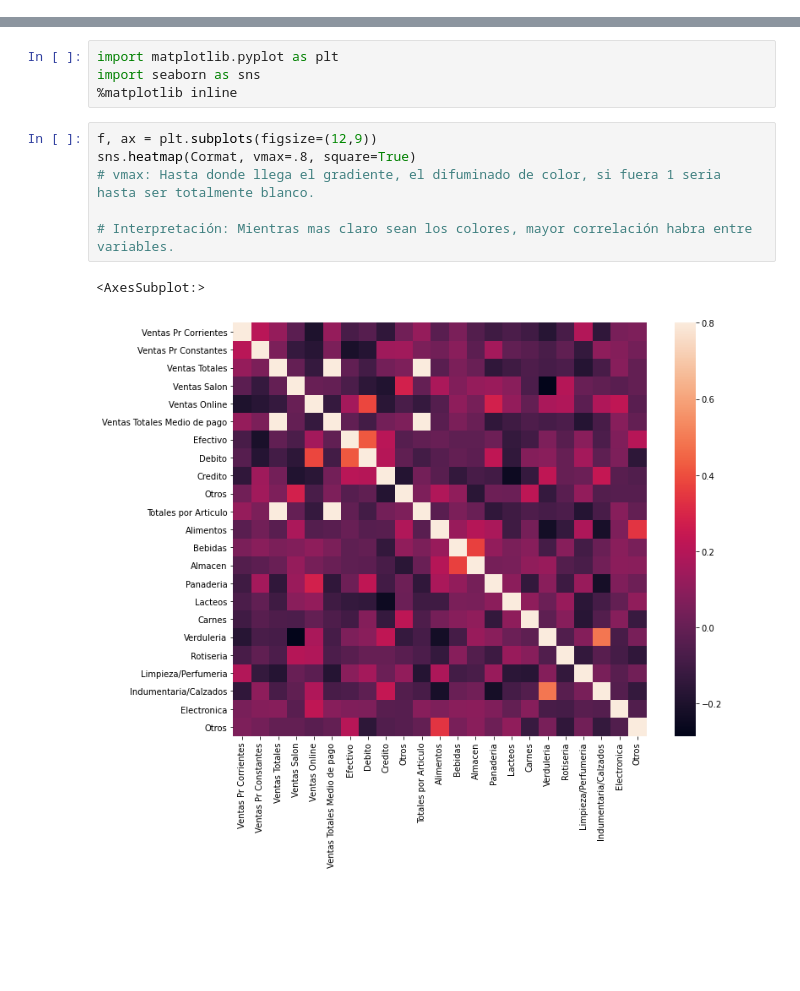
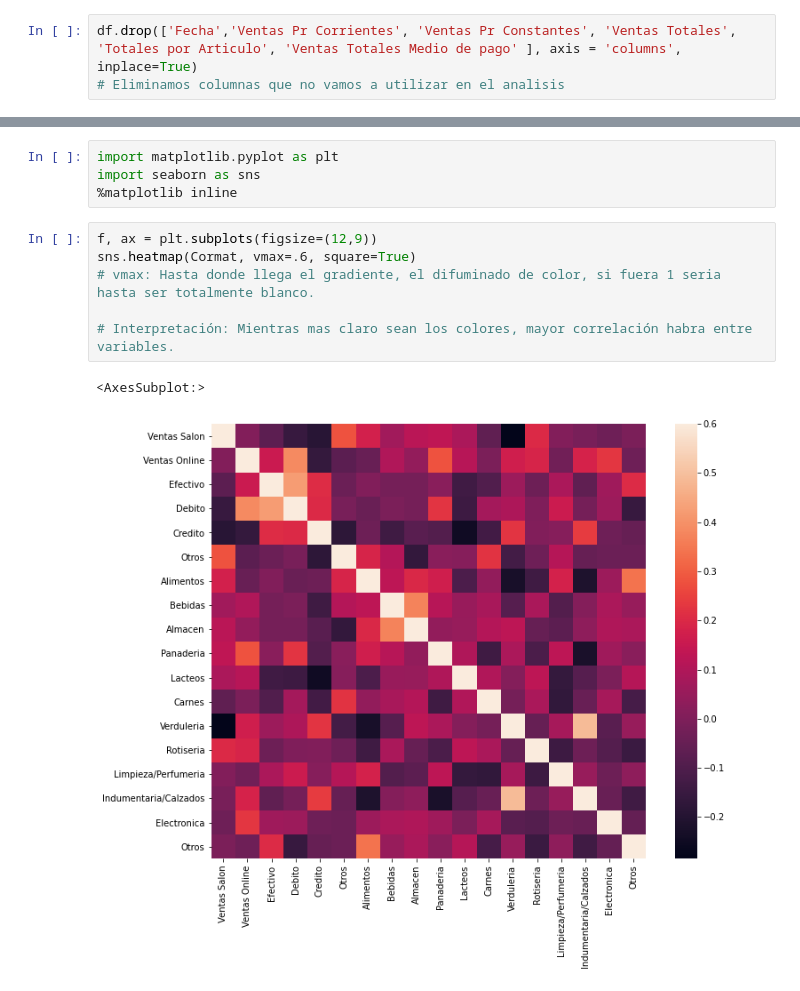
Before and after one commit to NestorDiazDataSC/Analisis-Ventas-en-Supermercados, a Jupyter notebook: Analisis Ventas Supermercados.ipynb, the cells around one changed output, grey strips where cells are left out. Saved outputs shown, nothing was run; the diff lists cells and outputs as text; blank space fills up the shorter version.

```diff
--- a/Analisis Ventas Supermercados.ipynb
+++ b/Analisis Ventas Supermercados.ipynb
@@ -66,6 +61,9 @@ df ["Rotiseria"] = df ["Rotiseria"] / df ["Rotiseria"].max()
 df ["Limpieza/Perfumeria"] = df ["Limpieza/Perfumeria"] / df ["Limpieza/Perfumeria"].max()
 df ["Indumentaria/Calzados"] = df ["Indumentaria/Calzados"] / df ["Indumentaria/Calzados"].max()
 df ["Electronica"] = df ["Electronica"] / df ["Electronica"].max()
+# %%
+df.drop(['Fecha','Ventas Pr Corrientes', 'Ventas Pr Constantes', 'Ventas Totales', 'Totales por Articulo', 'Ventas Totales Medio de pago' ], axis = 'columns', inplace=True)
+# Eliminamos columnas que no vamos a utilizar en el analisis
 # %%
 df
 # %% [output]
@@ -112,10 +109,10 @@ import seaborn as sns
 %matplotlib inline
 # %%
 f, ax = plt.subplots(figsize=(12,9))
-sns.heatmap(Cormat, vmax=.8, square=True)
+sns.heatmap(Cormat, vmax=.6, square=True)
 # vmax: Hasta donde llega el gradiente, el difuminado de color, si fuera 1 seria hasta ser totalmente blanco.
 
 # Interpretación: Mientras mas claro sean los colores, mayor correlación habra entre variables.
 # %% [output]
 <AxesSubplot:>
-[figure, old version]
+[figure, new version]
```
Also changed, not shown: parts of 27 cells of this notebook.
